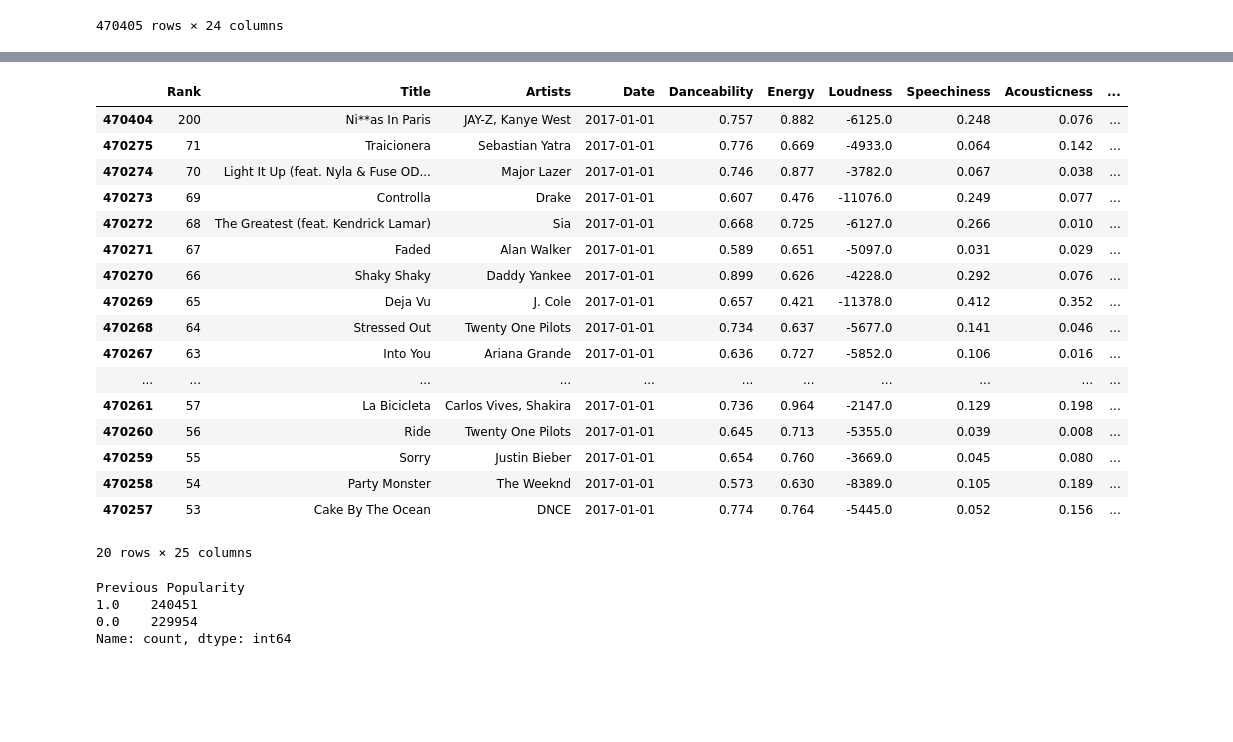
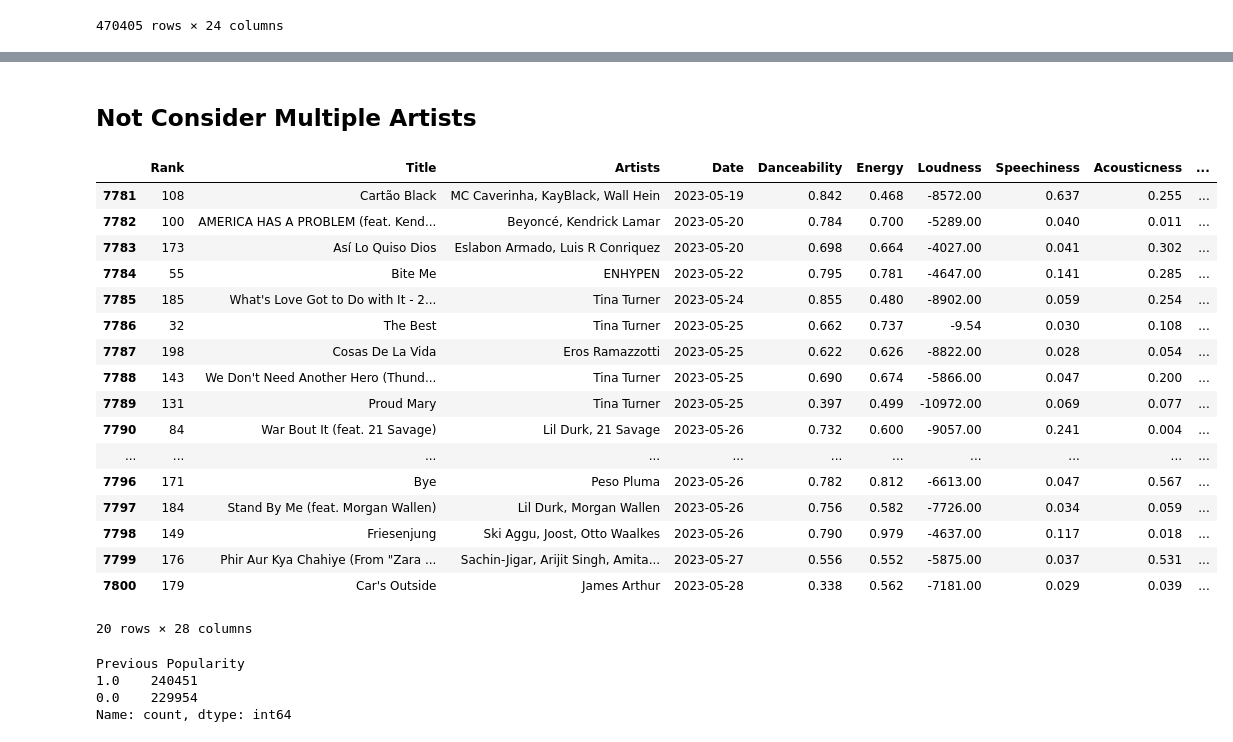
Before and after one commit to JuliaSchon/AML_project, a Jupyter notebook: popularArtist.ipynb, the cells around one changed output, grey strips where cells are left out. Drawn from its saved outputs; the diff is of its cells as text; code cells hidden in the pictures; blank space fills up the shorter version.

```diff
--- a/popularArtist.ipynb
+++ b/popularArtist.ipynb
@@ -59,0 +62,15 @@ subset
+# %%
+artist_top_ten = {}
+
+for index, row in subset.iterrows():
+    artists = row['Artists'].split(", ")  # Split artists by comma and space
+
+    for artist in artists:
+        if artist not in artist_top_ten:
+            artist_top_ten[artist] = False
+        if row["Rank"] <= 10:
+            artist_top_ten[artist] = True
+        if artist_top_ten[artist] == True:
+            subset.at[index, "Previous Popularity"] = 1
+        else:
+            subset.at[index, "Previous Popularity"] = 0
@@ -60,5 +105,9 @@ subset
+# %% [markdown]
+## Not Consider Multiple Artists
 # %%
+#not consider multiple artists
 artist_top_ten = {}
+artist_songs_previous = {}
 for index, row in subset.iterrows():
     artist = row['Artists']
     if artist not in artist_top_ten:
@@ -70,26 +119,45 @@ for index, row in subset.iterrows():
     else:
         subset.at[index, "Previous Popularity"] = 0
 
-subset.head(20)
+    song = row["Title"]
+
+    if artist in artist_songs_previous:
+        if song not in artist_songs_previous[artist]:
+            number = len(artist_songs_previous[artist])
+            subset.at[index, "Number Songs Previous"] = number
+            artist_songs_previous[artist].append(song)
+        else:
+            number = len(artist_songs_previous[artist])
+            subset.at[index, "Number Songs Previous"] = number
+    else:
+            # If artist is not in the dictionary, create a new entry for the artist
+            artist_songs_previous[artist] = [song]
+            subset.at[index, "Number Songs Previous"] = 0
+    #else:
+        # If artist_songs_previous is None, initialize it with a new entry for the artist
+        #artist_songs_previous = {artist: [song]}
+        #subset.at[index, "Number Songs Previous"] = 0
-# %% [output]
-|  | Rank | Title | Artists | Date | Danceability | Energy | Loudness | Speechiness | Acousticness | ... |
-| 470404 | 200 | Ni**as In Paris | JAY-Z, Kanye West | 2017-01-01 | 0.757 | 0.882 | -6125.0 | 0.248 | 0.076 | ... |
-| 470275 | 71 | Traicionera | Sebastian Yatra | 2017-01-01 | 0.776 | 0.669 | -4933.0 | 0.064 | 0.142 | ... |
-| 470274 | 70 | Light It Up (feat. Nyla & Fuse OD... | Major Lazer | 2017-01-01 | 0.746 | 0.877 | -3782.0 | 0.067 | 0.038 | ... |
-| 470273 | 69 | Controlla | Drake | 2017-01-01 | 0.607 | 0.476 | -11076.0 | 0.249 | 0.077 | ... |
-| 470272 | 68 | The Greatest (feat. Kendrick Lamar) | Sia | 2017-01-01 | 0.668 | 0.725 | -6127.0 | 0.266 | 0.010 | ... |
-| 470271 | 67 | Faded | Alan Walker | 2017-01-01 | 0.589 | 0.651 | -5097.0 | 0.031 | 0.029 | ... |
-| 470270 | 66 | Shaky Shaky | Daddy Yankee | 2017-01-01 | 0.899 | 0.626 | -4228.0 | 0.292 | 0.076 | ... |
-| 470269 | 65 | Deja Vu | J. Cole | 2017-01-01 | 0.657 | 0.421 | -11378.0 | 0.412 | 0.352 | ... |
-| 470268 | 64 | Stressed Out | Twenty One Pilots | 2017-01-01 | 0.734 | 0.637 | -5677.0 | 0.141 | 0.046 | ... |
-| 470267 | 63 | Into You | Ariana Grande | 2017-01-01 | 0.636 | 0.727 | -5852.0 | 0.106 | 0.016 | ... |
-| ... | ... | ... | ... | ... | ... | ... | ... | ... | ... | ... |
-| 470261 | 57 | La Bicicleta | Carlos Vives, Shakira | 2017-01-01 | 0.736 | 0.964 | -2147.0 | 0.129 | 0.198 | ... |
-| 470260 | 56 | Ride | Twenty One Pilots | 2017-01-01 | 0.645 | 0.713 | -5355.0 | 0.039 | 0.008 | ... |
-| 470259 | 55 | Sorry | Justin Bieber | 2017-01-01 | 0.654 | 0.760 | -3669.0 | 0.045 | 0.080 | ... |
-| 470258 | 54 | Party Monster | The Weeknd | 2017-01-01 | 0.573 | 0.630 | -8389.0 | 0.105 | 0.189 | ... |
-| 470257 | 53 | Cake By The Ocean | DNCE | 2017-01-01 | 0.774 | 0.764 | -5445.0 | 0.052 | 0.156 | ... |
-20 rows × 25 columns
+# %%
+subset.tail(20)
+# %% [output]
+|  | Rank | Title | Artists | Date | Danceability | Energy | Loudness | Speechiness | Acousticness | ... |
+| 7781 | 108 | Cartão Black | MC Caverinha, KayBlack, Wall Hein | 2023-05-19 | 0.842 | 0.468 | -8572.00 | 0.637 | 0.255 | ... |
+| 7782 | 100 | AMERICA HAS A PROBLEM (feat. Kend... | Beyoncé, Kendrick Lamar | 2023-05-20 | 0.784 | 0.700 | -5289.00 | 0.040 | 0.011 | ... |
+| 7783 | 173 | Así Lo Quiso Dios | Eslabon Armado, Luis R Conriquez | 2023-05-20 | 0.698 | 0.664 | -4027.00 | 0.041 | 0.302 | ... |
+| 7784 | 55 | Bite Me | ENHYPEN | 2023-05-22 | 0.795 | 0.781 | -4647.00 | 0.141 | 0.285 | ... |
+| 7785 | 185 | What's Love Got to Do with It - 2... | Tina Turner | 2023-05-24 | 0.855 | 0.480 | -8902.00 | 0.059 | 0.254 | ... |
+| 7786 | 32 | The Best | Tina Turner | 2023-05-25 | 0.662 | 0.737 | -9.54 | 0.030 | 0.108 | ... |
+| 7787 | 198 | Cosas De La Vida | Eros Ramazzotti | 2023-05-25 | 0.622 | 0.626 | -8822.00 | 0.028 | 0.054 | ... |
+| 7788 | 143 | We Don't Need Another Hero (Thund... | Tina Turner | 2023-05-25 | 0.690 | 0.674 | -5866.00 | 0.047 | 0.200 | ... |
+| 7789 | 131 | Proud Mary | Tina Turner | 2023-05-25 | 0.397 | 0.499 | -10972.00 | 0.069 | 0.077 | ... |
+| 7790 | 84 | War Bout It (feat. 21 Savage) | Lil Durk, 21 Savage | 2023-05-26 | 0.732 | 0.600 | -9057.00 | 0.241 | 0.004 | ... |
+| ... | ... | ... | ... | ... | ... | ... | ... | ... | ... | ... |
+| 7796 | 171 | Bye | Peso Pluma | 2023-05-26 | 0.782 | 0.812 | -6613.00 | 0.047 | 0.567 | ... |
+| 7797 | 184 | Stand By Me (feat. Morgan Wallen) | Lil Durk, Morgan Wallen | 2023-05-26 | 0.756 | 0.582 | -7726.00 | 0.034 | 0.059 | ... |
+| 7798 | 149 | Friesenjung | Ski Aggu, Joost, Otto Waalkes | 2023-05-26 | 0.790 | 0.979 | -4637.00 | 0.117 | 0.018 | ... |
+| 7799 | 176 | Phir Aur Kya Chahiye (From "Zara ... | Sachin-Jigar, Arijit Singh, Amita... | 2023-05-27 | 0.556 | 0.552 | -5875.00 | 0.037 | 0.531 | ... |
+| 7800 | 179 | Car's Outside | James Arthur | 2023-05-28 | 0.338 | 0.562 | -7181.00 | 0.029 | 0.039 | ... |
+20 rows × 28 columns
 # %%
 subset["Previous Popularity"].value_counts()
 # %% [output]
```
Also changed, not shown: parts of 30 cells of this notebook.
